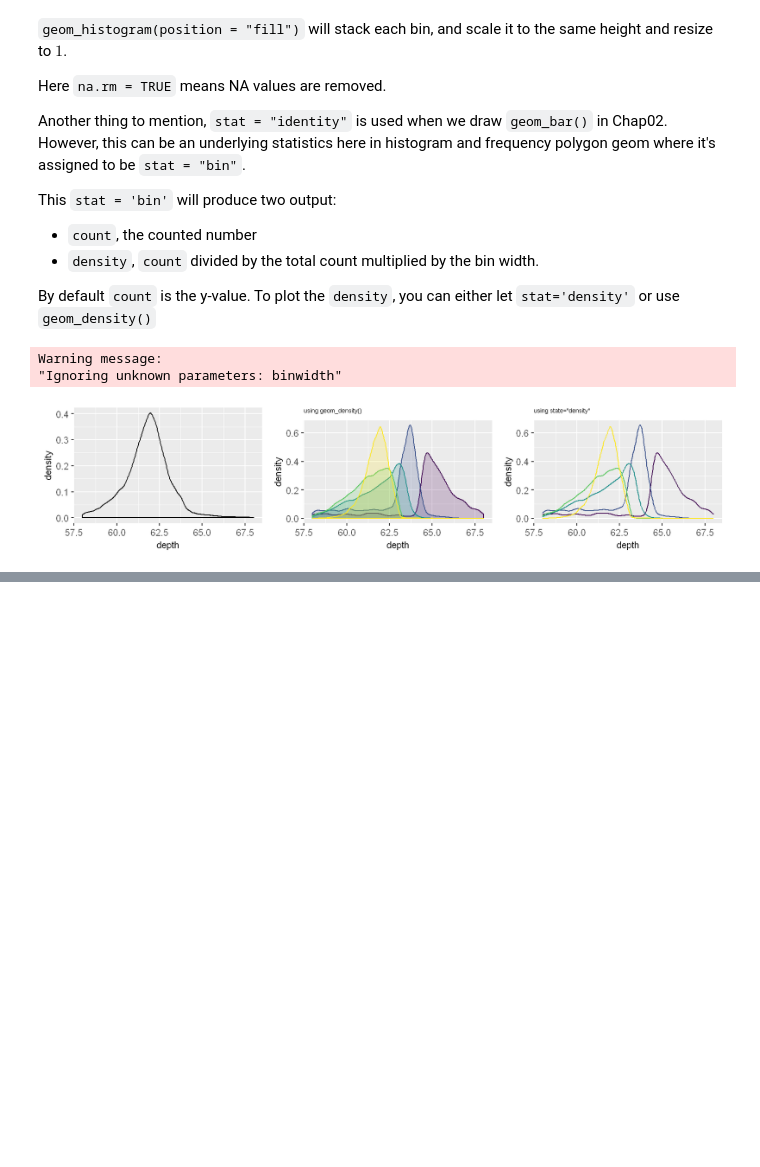
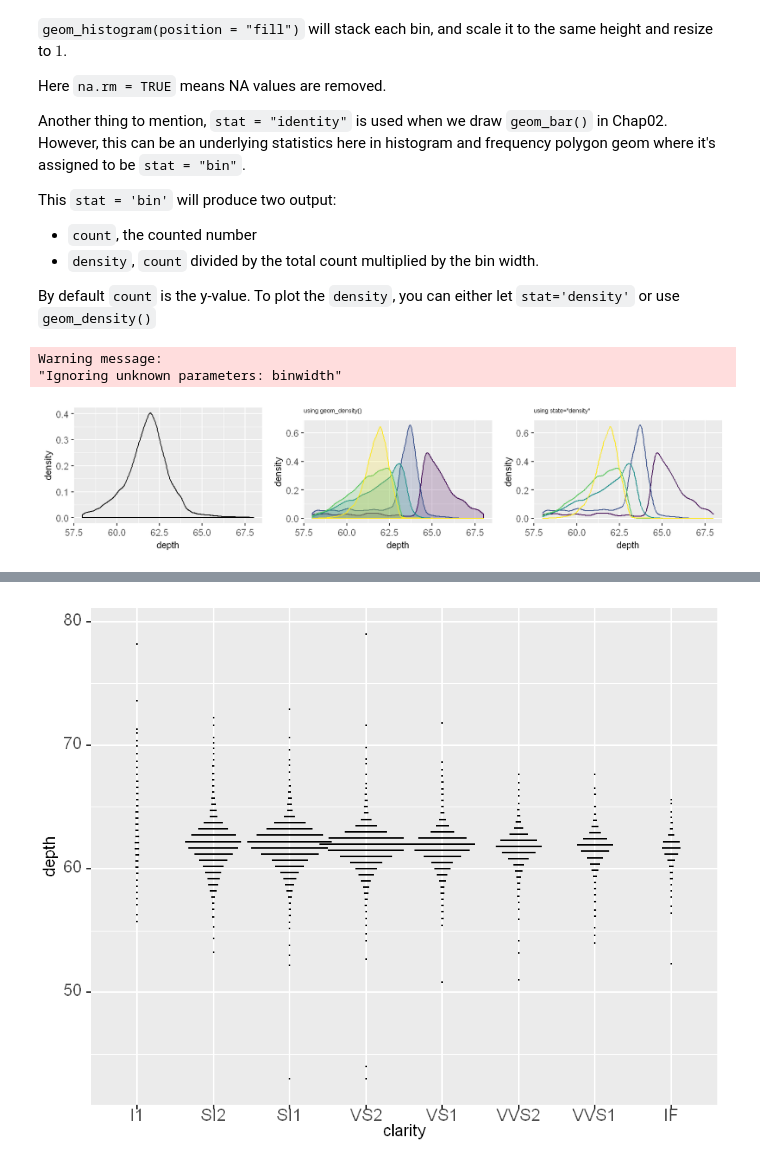
Before and after one commit to XavierOwen/Notes, a Jupyter notebook: Statistics/R/Elegant Graphics for Data Analysis/Chap06_Statistical summaries.ipynb, the cells around one changed output, grey strips where cells are left out. Saved outputs shown, nothing was run; the diff lists cells and outputs as text; code cells hidden in the pictures; blank space fills up the shorter version.

```diff
--- a/Statistics/R/Elegant Graphics for Data Analysis/Chap06_Statistical summaries.ipynb
+++ b/Statistics/R/Elegant Graphics for Data Analysis/Chap06_Statistical summaries.ipynb
@@ -246,0 +272,6 @@ Note that the area of each density estimate is standardised to one so that you l
+# %%
+options(repr.plot.width=5, repr.plot.height=4, repr.plot.res=180)
+ggplot(diamonds, aes(clarity, depth)) +
+geom_dotplot(dotsize = 0.006, binaxis = "y", stackdir = "center", binwidth = 0.5) + myTheme
+# %% [output]
+[figure, added]
```
Also changed, not shown: parts of 16 cells of this notebook.
